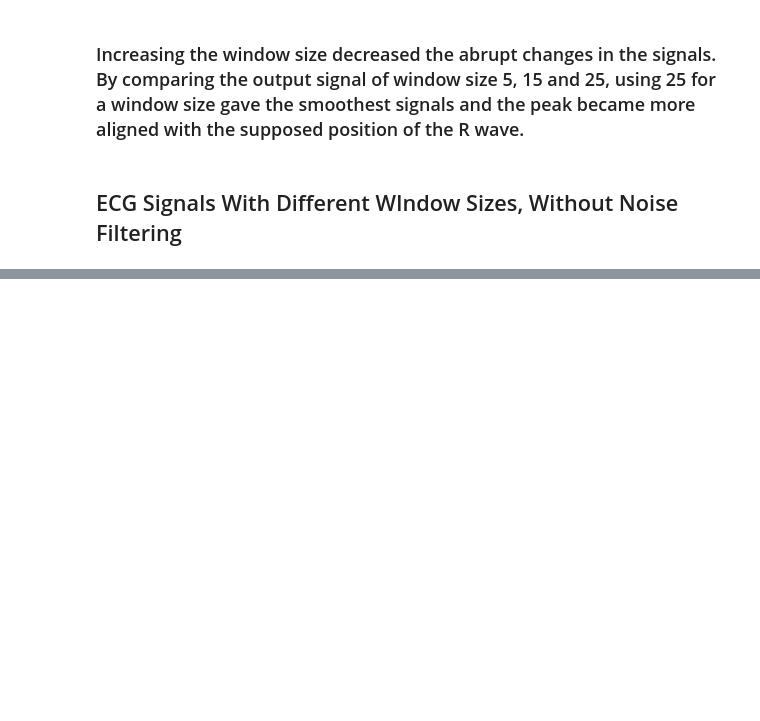
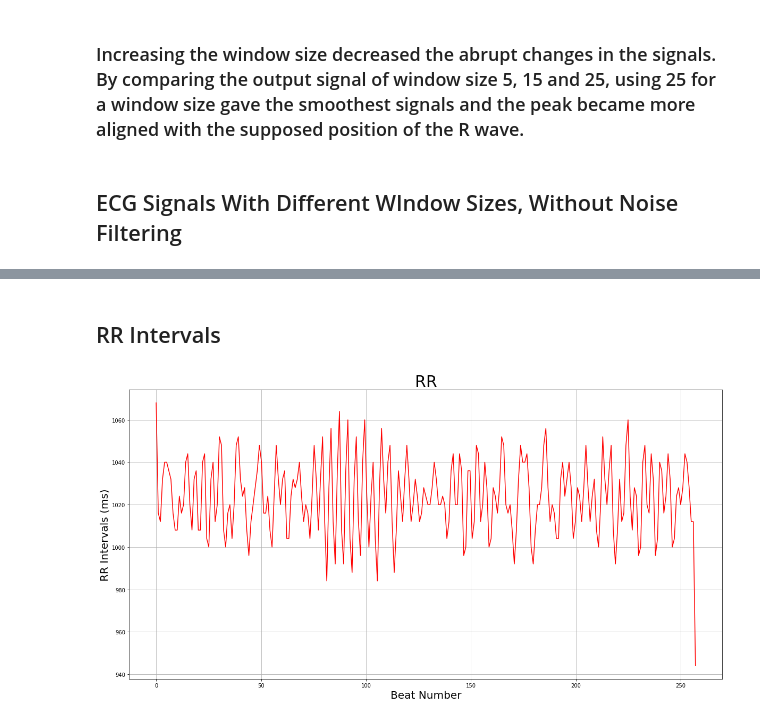
Before and after one commit to karifsn/Biomedical-Engineering, a Jupyter notebook: Assignment#1.ipynb, the cells around one changed output, grey strips where cells are left out. Cells and saved outputs as stored; diff of their text form; code cells hidden in the pictures; blank space fills up the shorter version.

```diff
--- a/Assignment#1.ipynb
+++ b/Assignment#1.ipynb
@@ -18,7 +18,7 @@ def notch_filter(noisy_signals, sampling_rate, dc_component, quality_factor: int
 
     return noise_free_signals
 # %%
-def butter_bandpass_filter(noisy_signals, lowcut, highcut, sampling_rate, order: int = 5):
+def butter_bandpass_filter(noisy_signals, lowcut: float=0.1, highcut: float= 45.0, sampling_rate, order: int = 5):
     nyq = 0.5 * sampling_rate
     low = lowcut / nyq
     high = highcut / nyq
@@ -224,0 +214,28 @@ samples_N25 = smoothed_signals_N25[0:2000]
+# %% [markdown]
+## RR Intervals
+# %%
+period = round((1/sample_rate) * (1000))
+timestamps = []
+RR_intervals= []
+
+
+for index in R25_indices[0]:
+    timestamp = index*period
+    timestamps.append(timestamp)
+
+for timestamp_index in range(0, len(timestamps)-1):
+    RR_interval = timestamps[timestamp_index+1] - timestamps[timestamp_index]
+    RR_intervals.append(RR_interval)
+
+beat_number = np.linspace(0, 257, 257)
+
+RR_interval_figure, RR_interval_ax = plt.subplots(figsize=(20, 10))
+RR_interval_ax.plot(beat_number,RR_intervals, color='red')
+RR_interval_ax.set_title('RR', fontsize= 30)
+RR_interval_ax.set_ylabel('RR Intervals (ms)', fontsize= 20)
+RR_interval_ax.set_xlabel('Beat Number', fontsize= 20)
+
+
+RR_interval_ax.grid()
+# %% [output]
+[figure, added]
```
Also changed, not shown: parts of 21 cells of this notebook.
